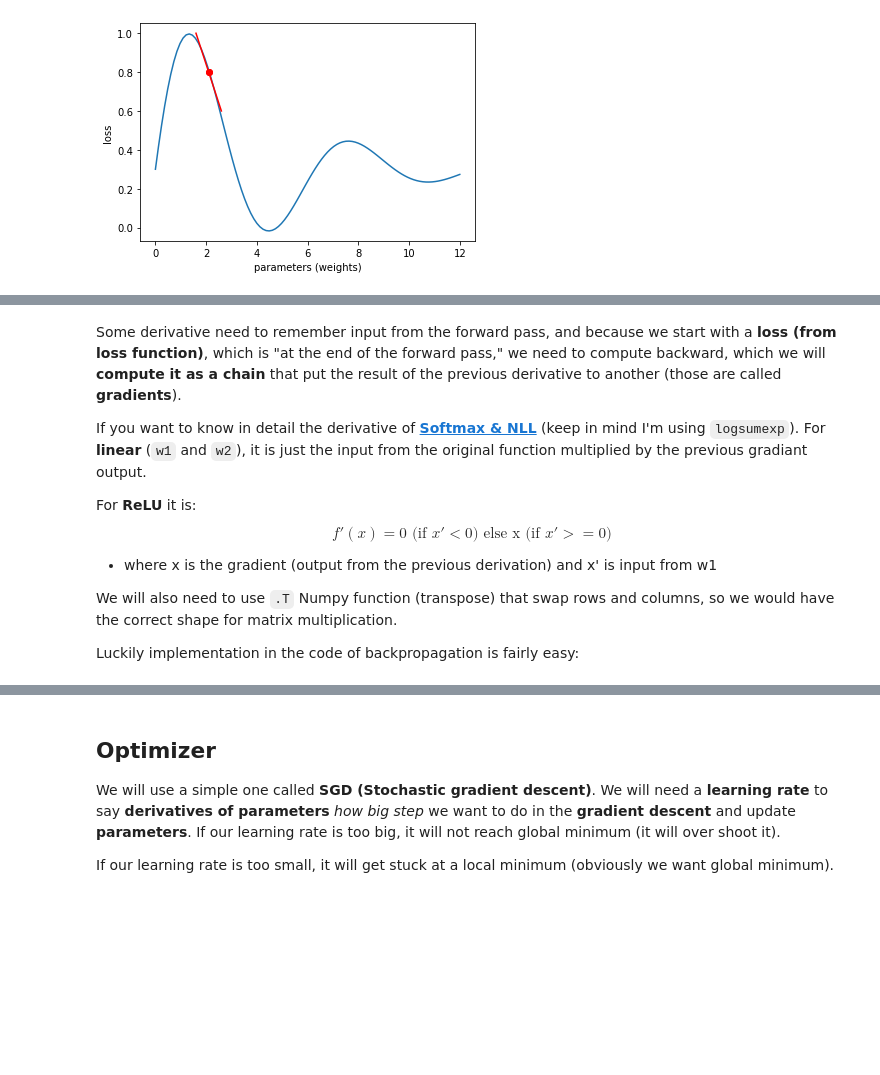
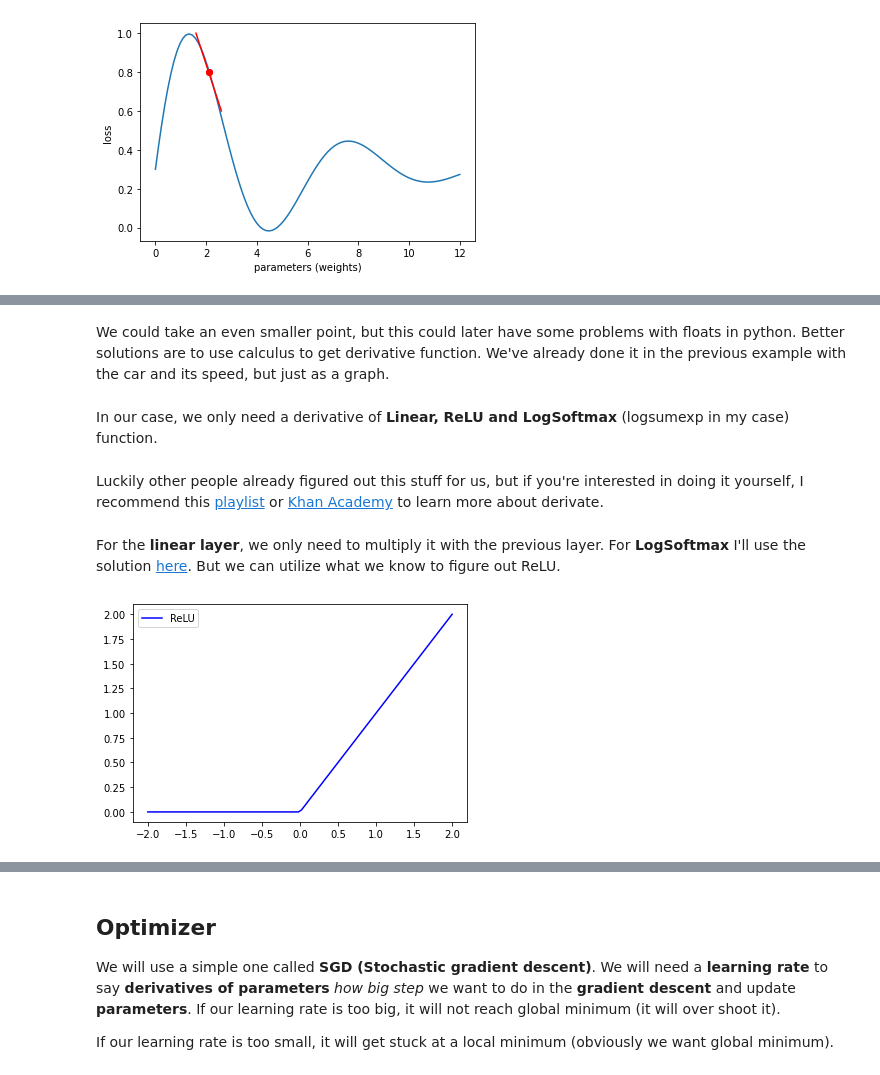
Before and after one commit to ludius0/my-blog, a Jupyter notebook: _notebooks/2021-06-17-Neural-network-from-scratch-(update).ipynb, the cells around one changed output, grey strips where cells are left out. Saved outputs shown, nothing was run; the diff lists cells and outputs as text; code cells hidden in the pictures; blank space fills up the shorter version.

```diff
--- a/_notebooks/2020-12-14-Neural-network-from-scratch.ipynb
+++ b/_notebooks/2021-06-17-Neural-network-from-scratch-(update).ipynb
@@ -508,12 +521,18 @@ Now is time to implement it for our functions. You can checkout all **activation
-# %% [markdown]
-Some derivative need to remember input from the forward pass, and because we start with a **loss (from loss function)**, which is "at the end of the forward pass," we need to compute backward, which we will **compute it as a chain** that put the result of the previous derivative to another (those are called **gradients**).
-
-If you want to know in detail the derivative of [**Softmax & NLL**](https://ljvmiranda921.github.io/notebook/2017/08/13/softmax-and-the-negative-log-likelihood/#derivative-of-the-softmax) (keep in mind I'm using `logsumexp`). For **linear** (`w1` and `w2`), it is just the input from the original function multiplied by the previous gradiant output.
-
-For **ReLU** it is:
-        $$f'(x) = 0 \textrm{ (if } {x' < 0)} \textrm{ else } \textrm{x} \textrm{ (if } {x' >= 0)} $$
-- where x is the gradient (output from the previous derivation) and x' is input from w1
-
-We will also need to use `.T` Numpy function (transpose) that swap rows and columns, so we would have the correct shape for matrix multiplication.
-
-Luckily implementation in the code of backpropagation is fairly easy:
+# %% [markdown]
+We could take an even smaller point, but this could later have some problems with floats in python. Better solutions are to use calculus to get derivative function. We've already done it in the previous example with the car and its speed, but just as a graph.
+# %% [markdown]
+In our case, we only need a derivative of **Linear, ReLU and LogSoftmax** (logsumexp in my case) function.
+# %% [markdown]
+Luckily other people already figured out this stuff for us, but if you're interested in doing it yourself, I recommend this [playlist](https://youtube.com/playlist?list=PLZHQObOWTQDMsr9K-rj53DwVRMYO3t5Yr) or [Khan Academy](https://www.khanacademy.org/math/calculus-all-old/taking-derivatives-calc) to learn more about derivate.
+# %% [markdown]
+For the **linear layer**, we only need to multiply it with the previous layer. For **LogSoftmax** I'll use the solution [here](https://ljvmiranda921.github.io/notebook/2017/08/13/softmax-and-the-negative-log-likelihood/#derivative-of-the-softmax). But we can utilize what we know to figure out ReLU.
+# %%
+#hide-input
+relu = lambda x: np.maximum(x, 0)
+x = np.linspace(-2, 2, 100)
+y = relu(x)
+plt.plot(x, y, 'blue')
+plt.legend(["ReLU"])
+plt.show()
+# %% [output]
+[figure, added]
```
Also changed, not shown: parts of 41 cells of this notebook, 1 other file.
